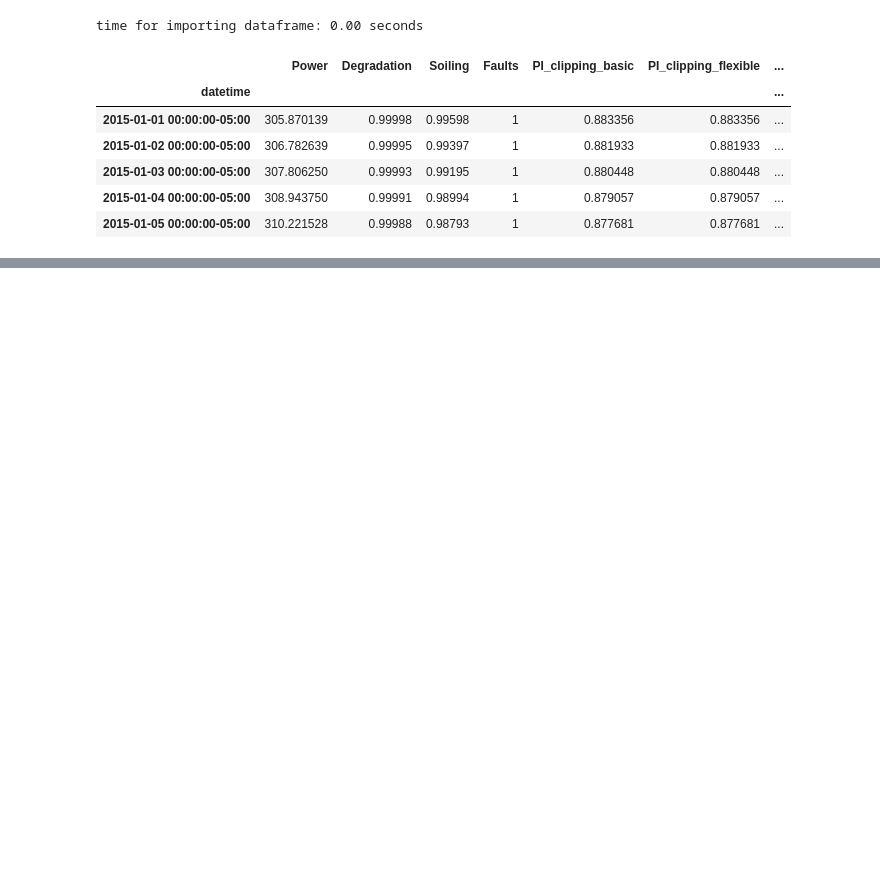
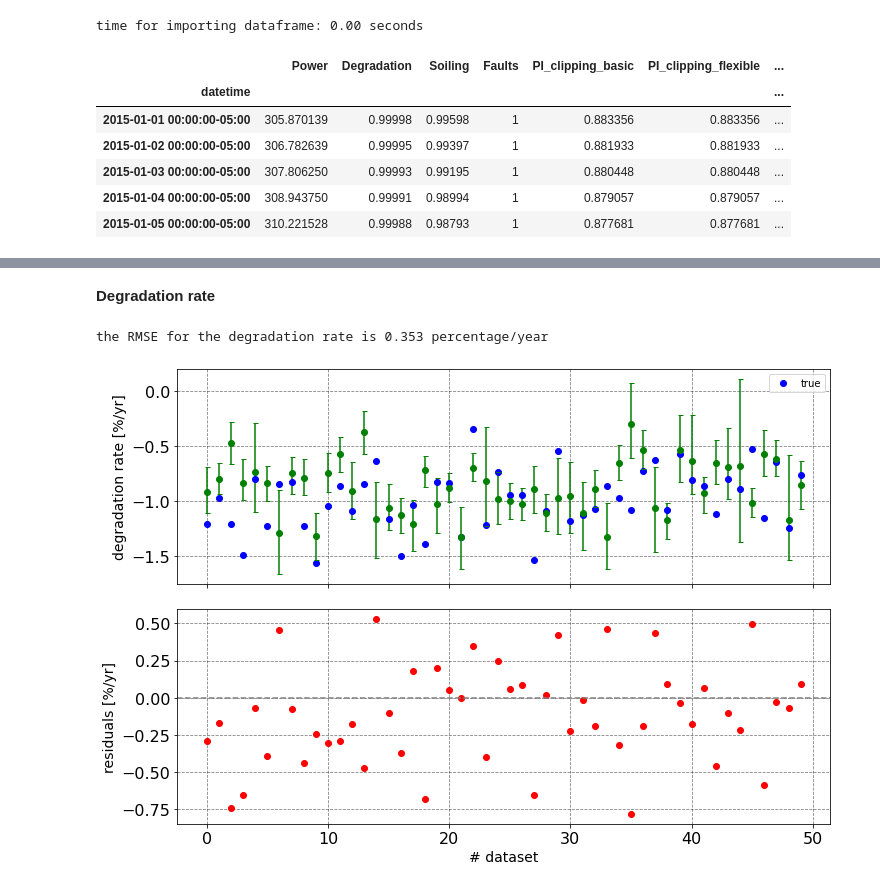
Before and after one commit to Rufski/S2DS-EPRI, a Jupyter notebook: notebooks/1.0-CODS-w-bootstrap.ipynb, the cells around one changed output, grey strips where cells are left out. Drawn from its saved outputs; the diff is of its cells as text; code cells hidden in the pictures; blank space fills up the shorter version.

```diff
--- a/notebooks/1.0-CODS-w-bootstrap.ipynb
+++ b/notebooks/1.0-CODS-w-bootstrap.ipynb
@@ -136,0 +230,26 @@ Text(0.5, 0, 'time [years]')
+# %% [markdown]
+**Degradation rate**
+# %%
+fig, ax = plt.subplots(2, 1, figsize=(10, 7), sharex=True)
+fig.tight_layout()
+
+ax[0].plot(rd[1], "bo", label="true")
+ax[0].errorbar(np.arange(0, 50), rd[2][:, 0], yerr=[rd[2][:, 0]-rd[2][:, 1], rd[2][:, 2]-rd[2][:, 0]],
+               fmt="o", color="green", capsize=2.5)
+#ax[0].plot(rd[2][:, 0], "go", label="estimated")
+#ax[0].fill_between(np.arange(0, 50), rd[2][:, 1], rd[2][:, 2], color="green", alpha=0.4)
+ax[1].plot(rd[1]-rd[2][:, 0], "ro")
+ax[0].legend()
+
+ax[0].set_ylabel("degradation rate [%/yr]", fontsize=14)
+ax[1].set_ylabel("residuals [%/yr]", fontsize=14)
+ax[1].set_xlabel("# dataset", fontsize=14)
+ax[0].grid(which="both", ls="--", color="k", alpha=0.5)
+ax[1].grid(which="both", ls="--", color="k", alpha=0.5)
+ax[1].axhline(0., color="grey", ls="--")
+
+rmse_rd = mean_squared_error(rd[1], rd[2][:, 0], squared=False)
+print ("the RMSE for the degradation rate is %.3f percentage/year" %rmse_rd)
+# %% [output]
+the RMSE for the degradation rate is 0.353 percentage/year
+[figure, added]
```
Also changed, not shown: parts of 18 cells of this notebook, 2 other files.
